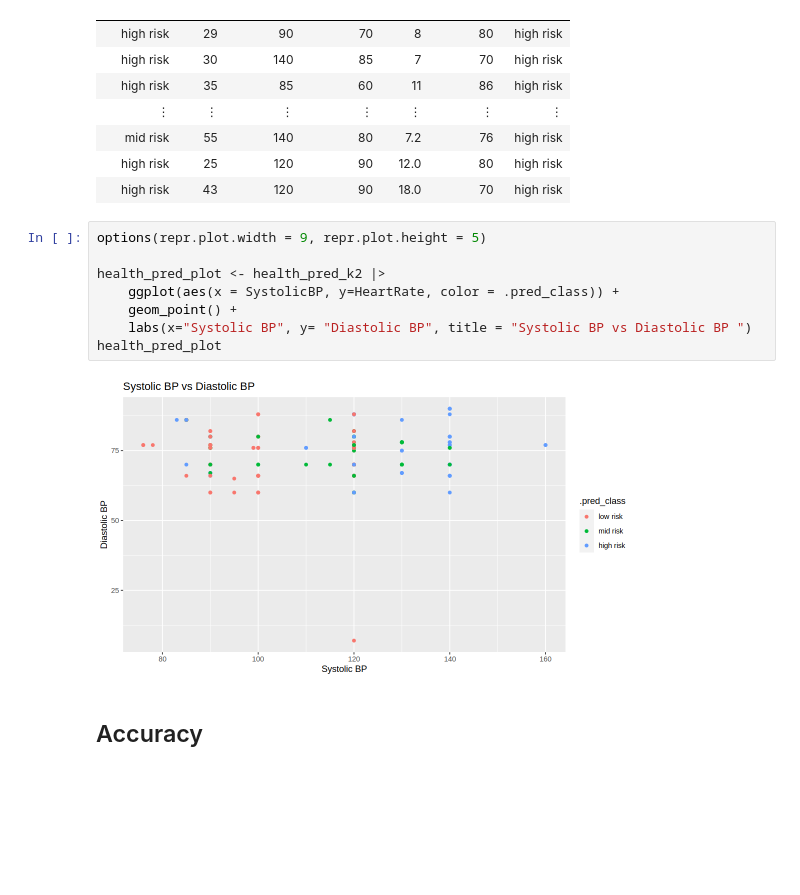
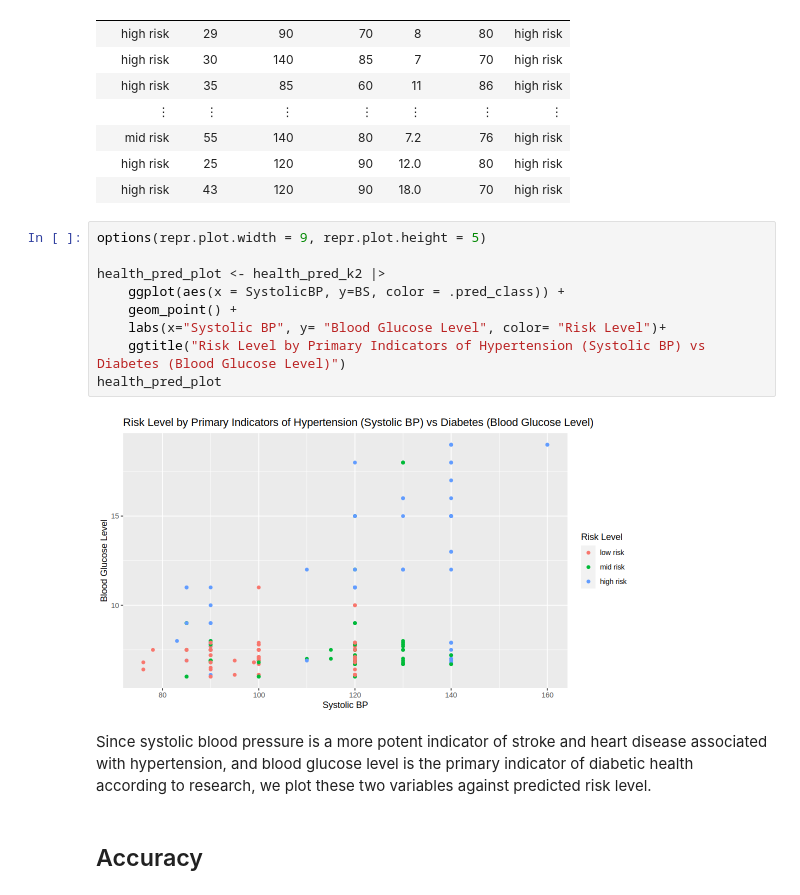
Before and after one commit to aaronardenma/Maternal-Health-Risk-Classifier-Model, a Jupyter notebook: Group_Report.ipynb, the cells around one changed output. Saved outputs shown, nothing was run; the diff lists cells and outputs as text; blank space fills up the shorter version.

Commit message:
Modified Scatterplot

```diff
--- a/Group_Report.ipynb
+++ b/Group_Report.ipynb
@@ -283,13 +283,16 @@ A tibble: 254 × 7
 # %%
 options(repr.plot.width = 9, repr.plot.height = 5)
 
 health_pred_plot <- health_pred_k2 |>
-    ggplot(aes(x = SystolicBP, y=HeartRate, color = .pred_class)) +
+    ggplot(aes(x = SystolicBP, y=BS, color = .pred_class)) +
     geom_point() +
-    labs(x="Systolic BP", y= "Diastolic BP", title = "Systolic BP vs Diastolic BP ")
+    labs(x="Systolic BP", y= "Blood Glucose Level", color= "Risk Level")+
+    ggtitle("Risk Level by Primary Indicators of Hypertension (Systolic BP) vs Diabetes (Blood Glucose Level)")
 health_pred_plot
 # %% [output]
-[figure, old version]
+[figure, new version]
+# %% [markdown]
+Since systolic blood pressure is a more potent indicator of stroke and heart disease associated with hypertension, and blood glucose level is the primary indicator of diabetic health according to research, we plot these two variables against predicted risk level.
 # %% [markdown]
 ## Accuracy
 # %%
```
Also changed, not shown: parts of 1 cell of this notebook.
